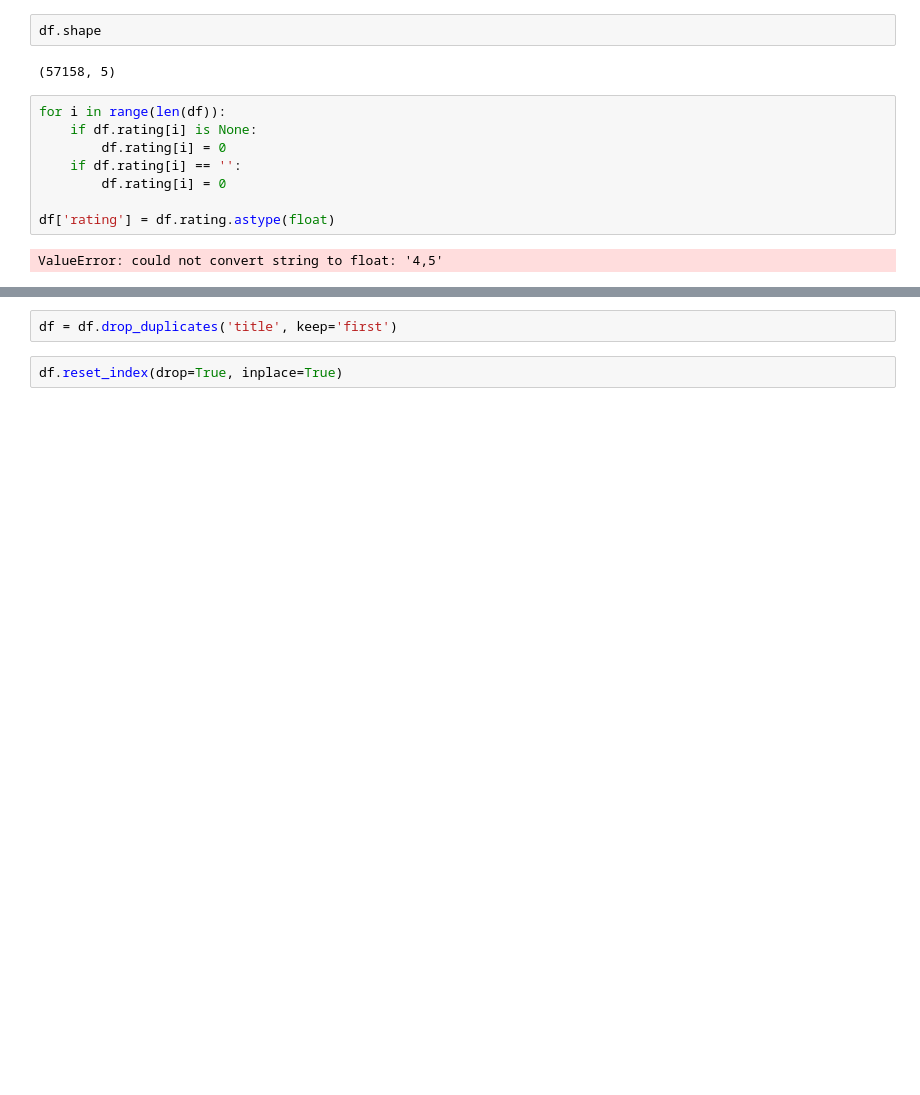
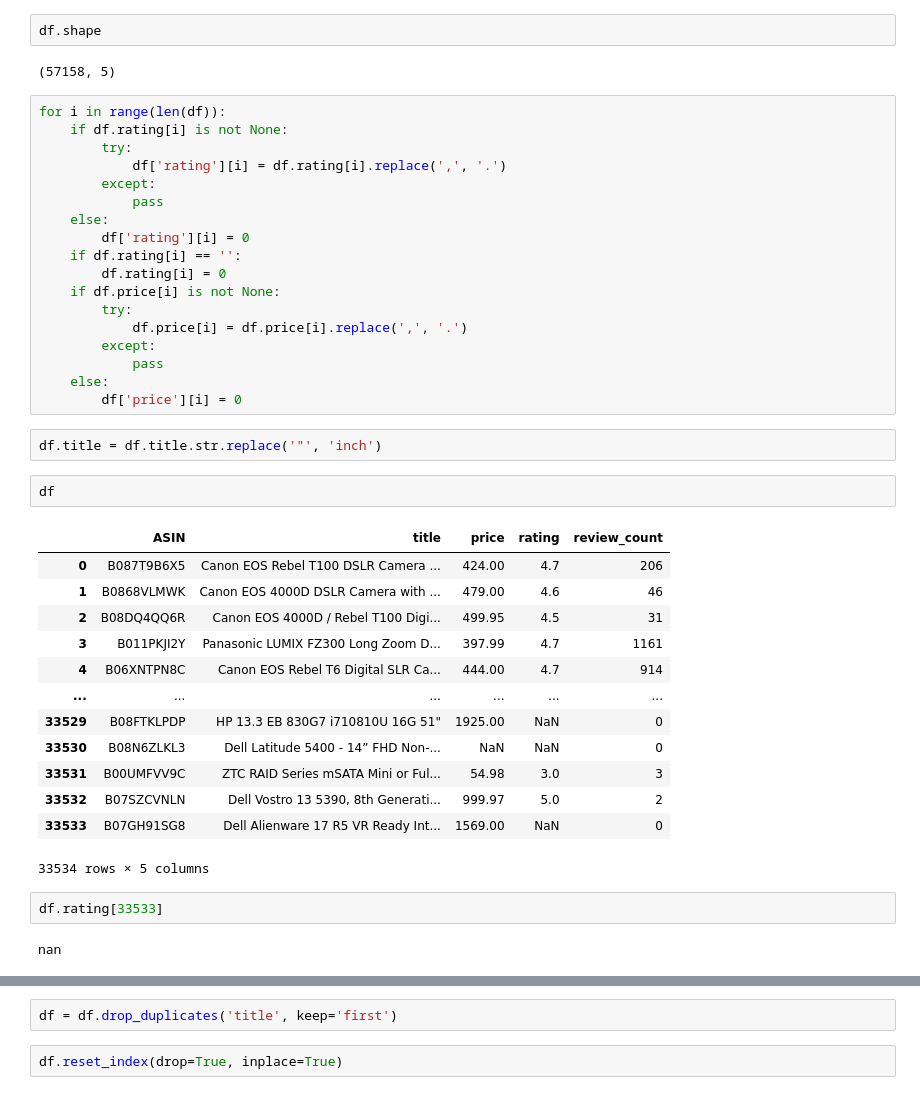
Before and after one commit to DJ1070/Scraping_Amazon, a Jupyter notebook: summary_all.ipynb, the cells around one changed output, grey strips where cells are left out. Saved outputs shown, nothing was run; the diff lists cells and outputs as text; blank space fills up the shorter version.

```diff
--- a/summary_all.ipynb
+++ b/summary_all.ipynb
@@ -35,11 +36,41 @@ df.shape
 (57158, 5)
 # %%
 for i in range(len(df)):
-    if df.rating[i] is None:
-        df.rating[i] = 0
+    if df.rating[i] is not None:
+        try:
+            df['rating'][i] = df.rating[i].replace(',', '.')
+        except:
+            pass
+    else:
+        df['rating'][i] = 0
     if df.rating[i] == '':
         df.rating[i] = 0
-
-df['rating'] = df.rating.astype(float)
+    if df.price[i] is not None:
+        try:
+            df.price[i] = df.price[i].replace(',', '.')
+        except:
+            pass
+    else:
+        df['price'][i] = 0
-# %% [output]
-ValueError: could not convert string to float: '4,5'
+# %%
+df.title = df.title.str.replace('"', 'inch')
+# %%
+df
+# %% [output]
+|  | ASIN | title | price | rating | review_count |
+| 0 | B087T9B6X5 | Canon EOS Rebel T100 DSLR Camera ... | 424.00 | 4.7 | 206 |
+| 1 | B0868VLMWK | Canon EOS 4000D DSLR Camera with ... | 479.00 | 4.6 | 46 |
+| 2 | B08DQ4QQ6R | Canon EOS 4000D / Rebel T100 Digi... | 499.95 | 4.5 | 31 |
+| 3 | B011PKJI2Y | Panasonic LUMIX FZ300 Long Zoom D... | 397.99 | 4.7 | 1161 |
+| 4 | B06XNTPN8C | Canon EOS Rebel T6 Digital SLR Ca... | 444.00 | 4.7 | 914 |
+| ... | ... | ... | ... | ... | ... |
+| 33529 | B08FTKLPDP | HP 13.3 EB 830G7 i710810U 16G 51" | 1925.00 | NaN | 0 |
+| 33530 | B08N6ZLKL3 | Dell Latitude 5400 - 14” FHD Non-... | NaN | NaN | 0 |
+| 33531 | B00UMFVV9C | ZTC RAID Series mSATA Mini or Ful... | 54.98 | 3.0 | 3 |
+| 33532 | B07SZCVNLN | Dell Vostro 13 5390, 8th Generati... | 999.97 | 5.0 | 2 |
+| 33533 | B07GH91SG8 | Dell Alienware 17 R5 VR Ready Int... | 1569.00 | NaN | 0 |
+33534 rows × 5 columns
+# %%
+df.rating[33533]
+# %% [output]
+nan
```
Also changed, not shown: parts of 4 cells of this notebook, 1 other file.
